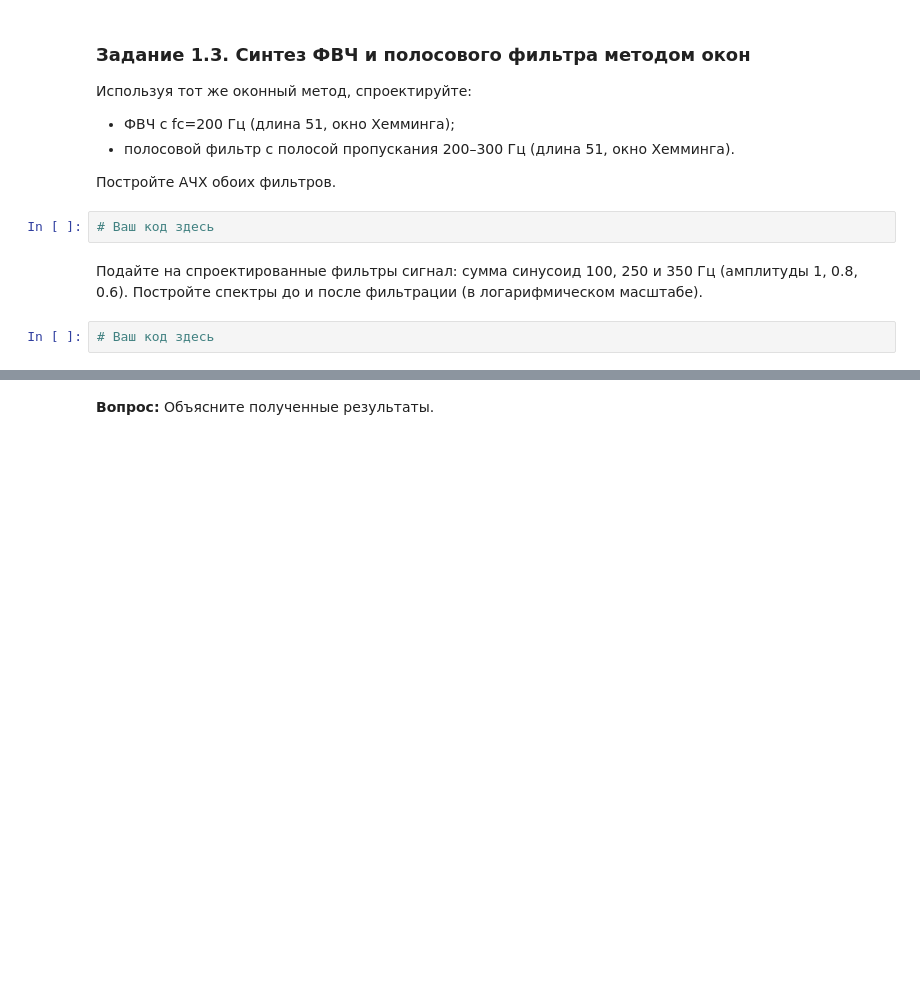
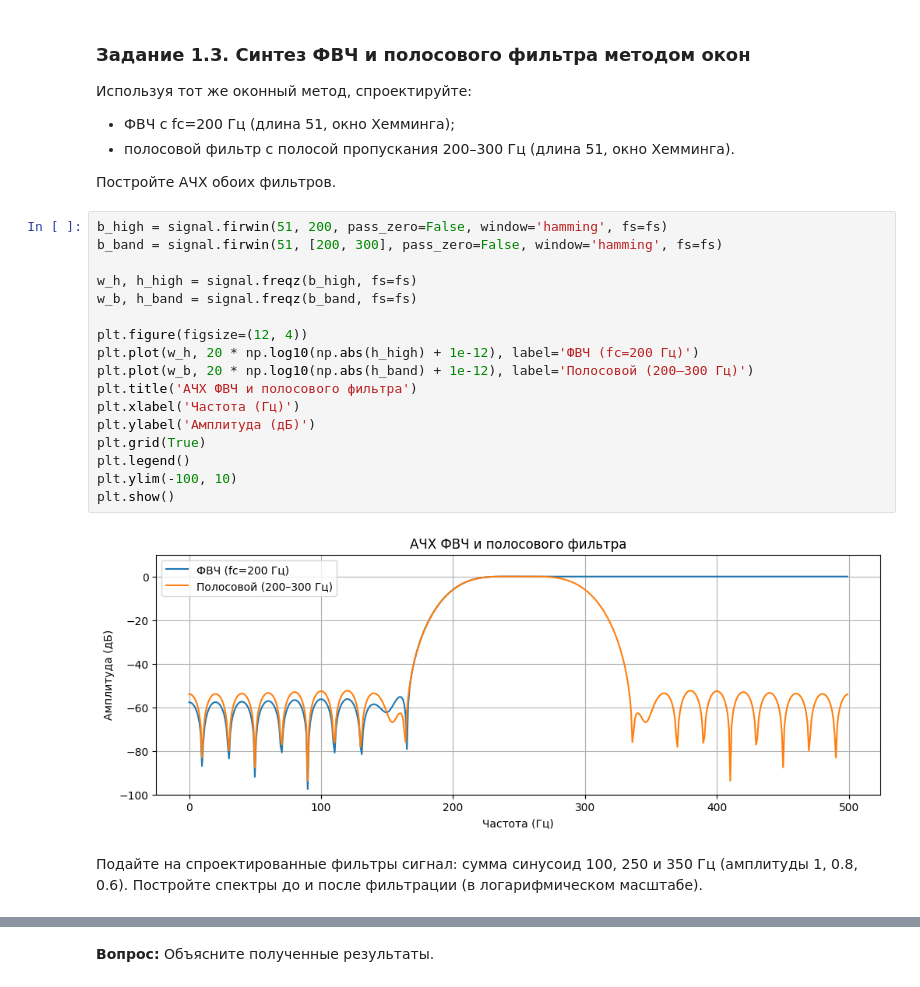
Before and after one commit to Uzema/dsp-seminars, a Jupyter notebook: seminars/6.ipynb, the cells around one changed output, grey strips where cells are left out. Saved outputs shown, nothing was run; the diff lists cells and outputs as text; blank space fills up the shorter version.

```diff
--- a/seminars/6.ipynb
+++ b/seminars/6.ipynb
@@ -94,9 +94,24 @@ plt.show()
 - полосовой фильтр с полосой пропускания 200–300 Гц (длина 51, окно Хемминга).
 
 Постройте АЧХ обоих фильтров.
-# %%
-# Ваш код здесь
+# %%
+b_high = signal.firwin(51, 200, pass_zero=False, window='hamming', fs=fs)
+b_band = signal.firwin(51, [200, 300], pass_zero=False, window='hamming', fs=fs)
+
+w_h, h_high = signal.freqz(b_high, fs=fs)
+w_b, h_band = signal.freqz(b_band, fs=fs)
+
+plt.figure(figsize=(12, 4))
+plt.plot(w_h, 20 * np.log10(np.abs(h_high) + 1e-12), label='ФВЧ (fc=200 Гц)')
+plt.plot(w_b, 20 * np.log10(np.abs(h_band) + 1e-12), label='Полосовой (200–300 Гц)')
+plt.title('АЧХ ФВЧ и полосового фильтра')
+plt.xlabel('Частота (Гц)')
+plt.ylabel('Амплитуда (дБ)')
+plt.grid(True)
+plt.legend()
+plt.ylim(-100, 10)
+plt.show()
+# %% [output]
+[figure, added]
 # %% [markdown]
 Подайте на спроектированные фильтры сигнал: сумма синусоид 100, 250 и 350 Гц (амплитуды 1, 0.8, 0.6). Постройте спектры до и после фильтрации (в логарифмическом масштабе).
-# %%
-# Ваш код здесь
```
Also changed, not shown: parts of 3 cells of this notebook.
